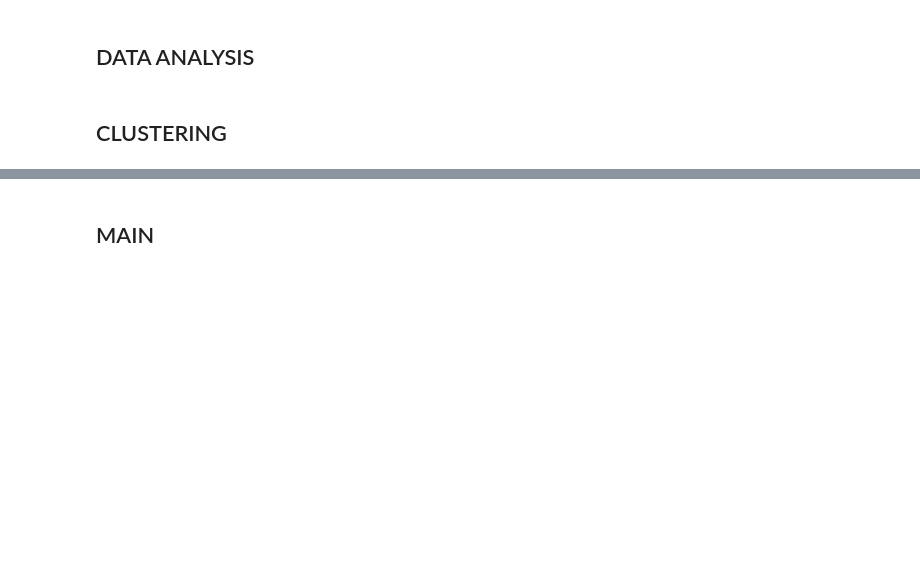
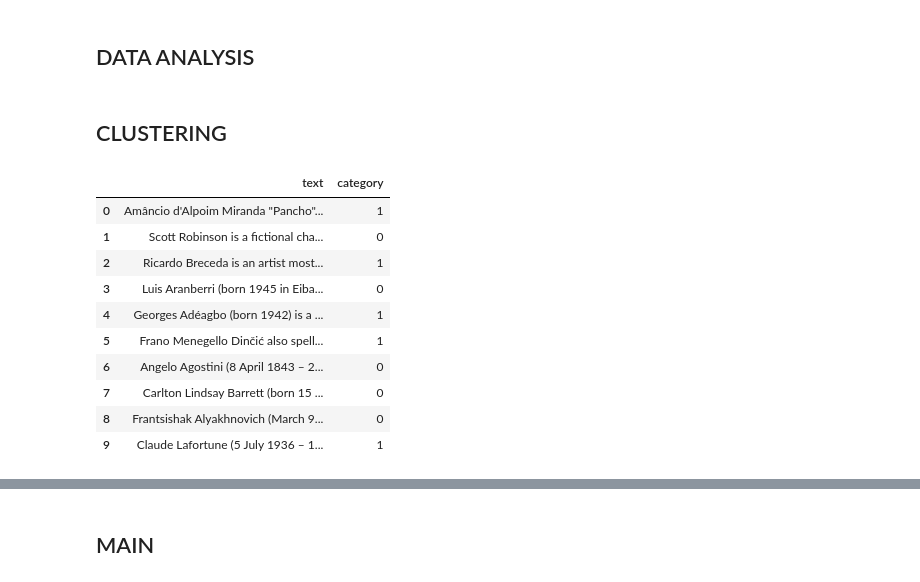
Before and after one commit to marinmss/m1-datascience-project, a Jupyter notebook: src/task1.ipynb, the cells around one changed output, grey strips where cells are left out. Saved outputs shown, nothing was run; the diff lists cells and outputs as text; code cells hidden in the pictures; blank space fills up the shorter version.

```diff
--- a/src/task1.ipynb
+++ b/src/task1.ipynb
@@ -160,0 +172,22 @@ def vocabulary():
+# %%
+DATA_DIR = "Biographies/"
+data_cluster = load_files(DATA_DIR, encoding='utf-8', decode_error="replace")
+df_cluster = pd.DataFrame(
+    {'text': data_cluster['data'],
+     'category': data_cluster['target']})
+# Create a mapping dictionary
+#category_mapping = {0: 'Journalist', 1: 'Sculptor'}
+#df_cluster['category'] = df_cluster['category'].map(category_mapping)
+df_cluster.head(10)
+# %% [output]
+|  | text | category |
+| 0 | Amâncio d'Alpoim Miranda "Pancho"... | 1 |
+| 1 | Scott Robinson is a fictional cha... | 0 |
+| 2 | Ricardo Breceda is an artist most... | 1 |
+| 3 | Luis Aranberri (born 1945 in Eiba... | 0 |
+| 4 | Georges Adéagbo (born 1942) is a ... | 1 |
+| 5 | Frano Menegello Dinčić also spell... | 1 |
+| 6 | Angelo Agostini (8 April 1843 – 2... | 0 |
+| 7 | Carlton Lindsay Barrett (born 15 ... | 0 |
+| 8 | Frantsishak Alyakhnovich (March 9... | 0 |
+| 9 | Claude Lafortune (5 July 1936 – 1... | 1 |
```
Also changed, not shown: parts of 20 cells of this notebook.
